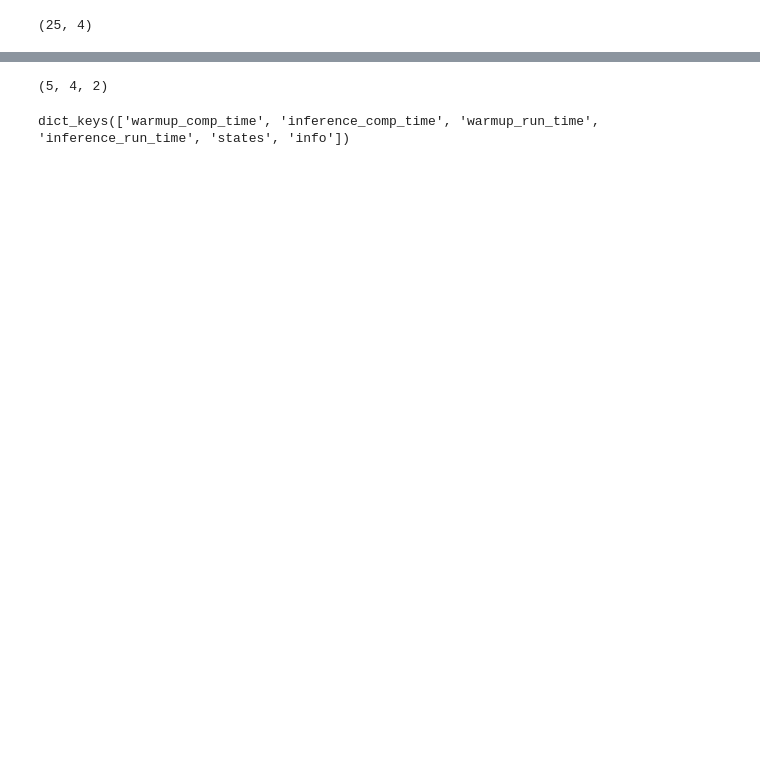
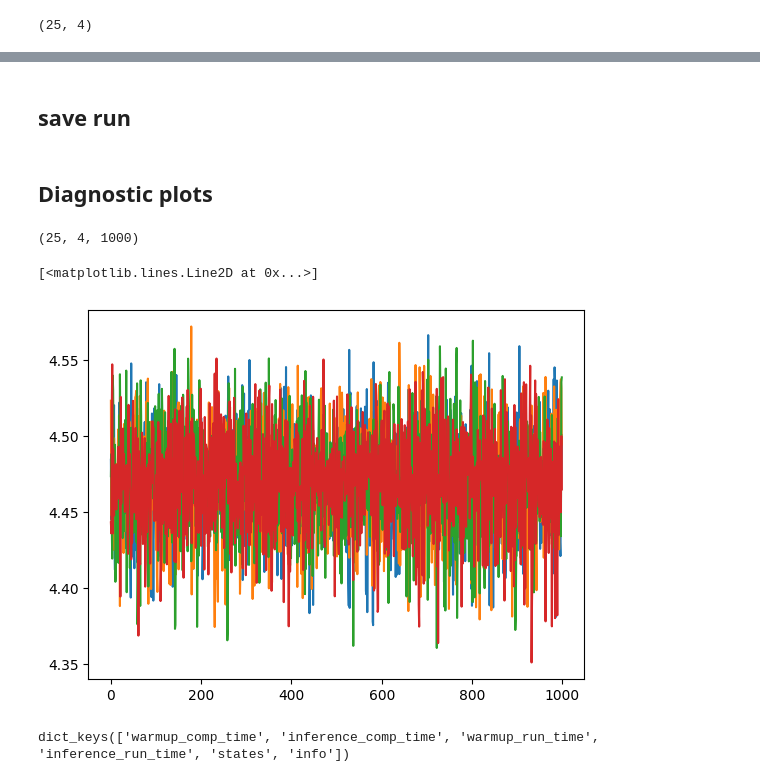
Before and after one commit to LSSTDESC/BPD, a Jupyter notebook: notebooks/NUTS-benchmark2.ipynb, the cells around one changed output, grey strips where cells are left out. Cells and saved outputs as stored; diff of their text form; code cells hidden in the pictures; blank space fills up the shorter version.

```diff
--- a/notebooks/NUTS-benchmark2.ipynb
+++ b/notebooks/NUTS-benchmark2.ipynb
@@ -350 +373,3 @@ n_chains, n_warmup
 DONE!
+# %% [markdown]
+## save run
@@ -351,7 +378,20 @@ DONE!
+# %% [markdown]
+## Diagnostic plots
+# %%
+d = jnp.load('results_benchmark-v2.npy', allow_pickle=True)[()]
 # %%
-results_dict1[n_chains][n_warmups]['states'].position['f'].shape
+d[25][500]['states'].position['g1'].shape
 # %% [output]
-(5, 4, 2)
+(25, 4, 1000)
+# %%
+# example chains
+plt.plot(d[5][1000]['states'].position['f'][0, 0, :])
+plt.plot(d[5][1000]['states'].position['f'][0, 1, :])
+plt.plot(d[5][1000]['states'].position['f'][0, 2, :])
+plt.plot(d[5][1000]['states'].position['f'][0, 3, :])
+# %% [output]
+[<matplotlib.lines.Line2D at 0x...>]
+[figure, added]
 # %%
 # import pickle
 # with open('partial_results_benchmark2.pickle', 'wb') as f:
```
Also changed, not shown: parts of 8 cells of this notebook.
